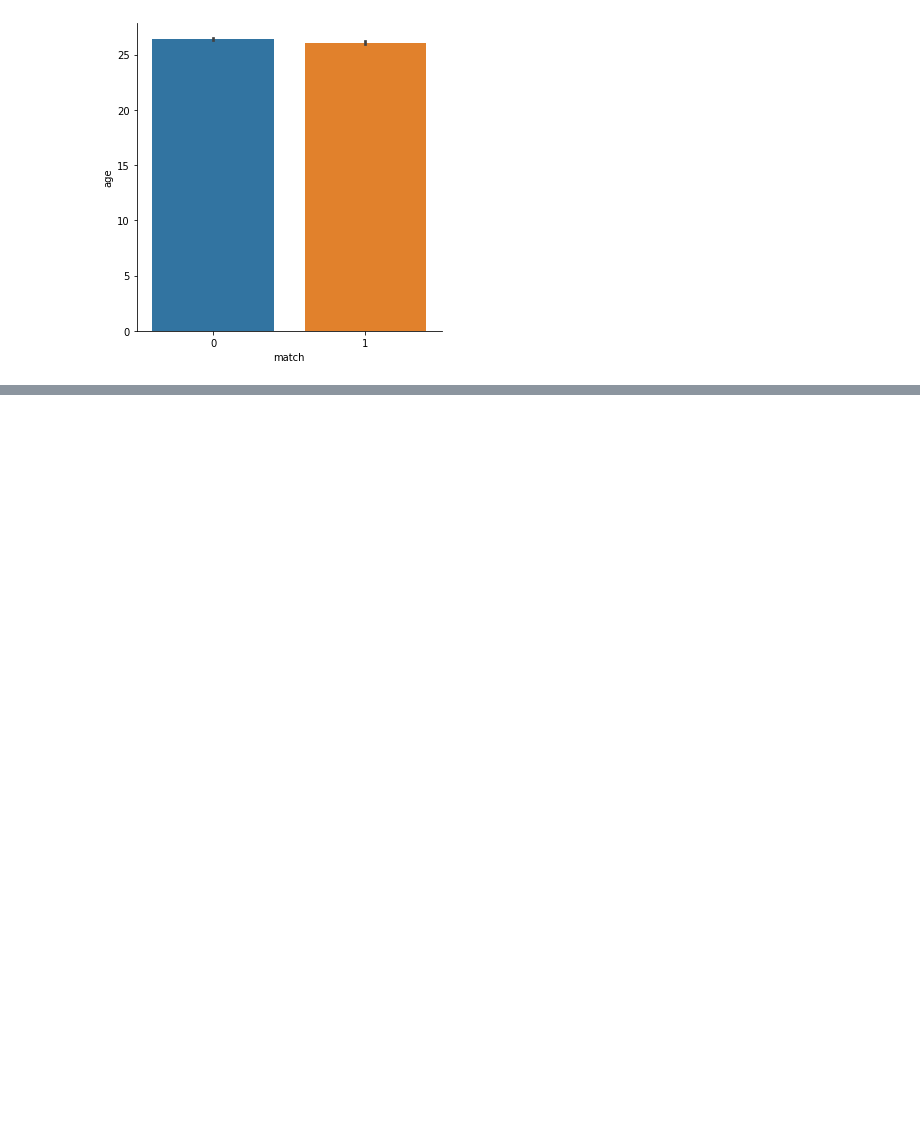
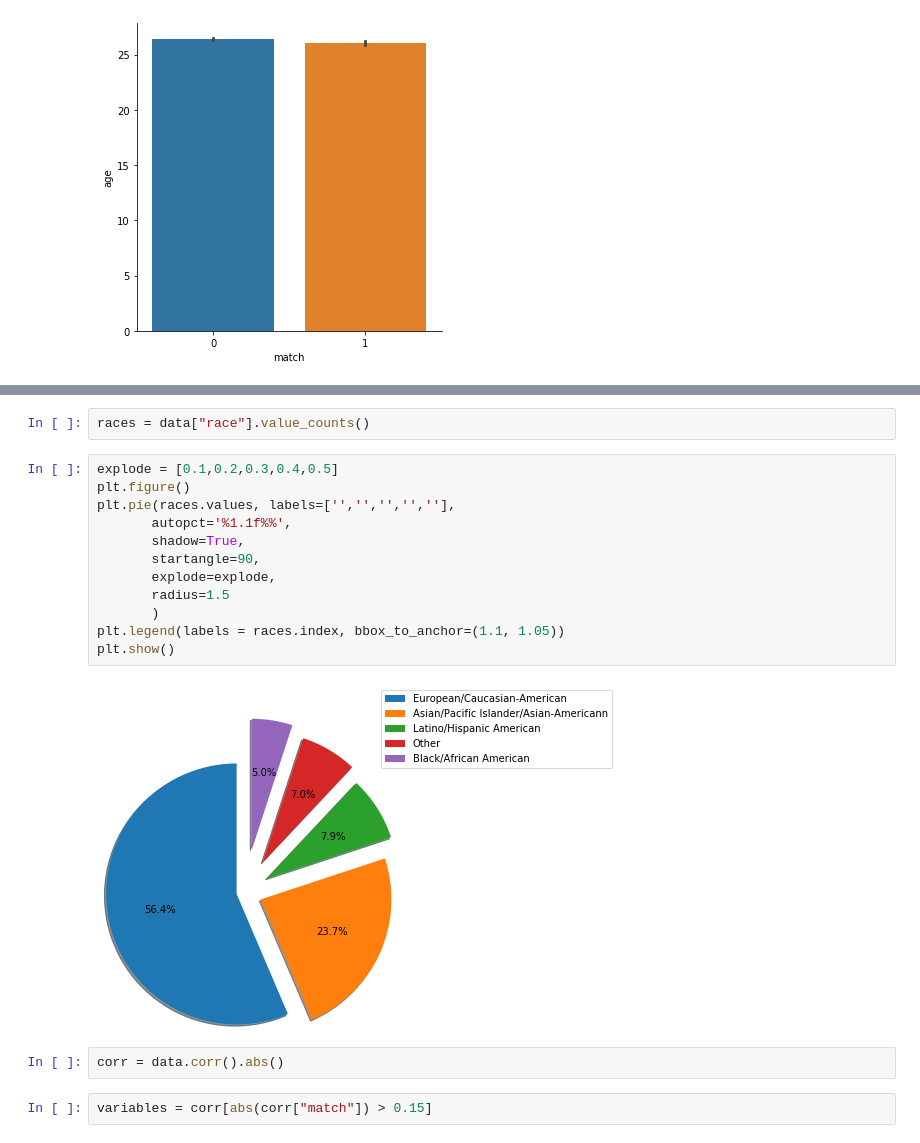
Before and after one commit to cbousquet/Week-2-Speed-dating, a Jupyter notebook: Speed_Dating.ipynb, the cells around one changed output, grey strips where cells are left out. Cells and saved outputs as stored; diff of their text form; blank space fills up the shorter version.

```diff
--- a/Speed_Dating.ipynb
+++ b/Speed_Dating.ipynb
@@ -171,0 +177,20 @@ sns.catplot(x = "match", y = "age", data=data, kind = 'bar')
+# %%
+races = data["race"].value_counts()
+# %%
+explode = [0.1,0.2,0.3,0.4,0.5]
+plt.figure()
+plt.pie(races.values, labels=['','','','',''],
+       autopct='%1.1f%%',
+       shadow=True,
+       startangle=90,
+       explode=explode,
+       radius=1.5
+       )
+plt.legend(labels = races.index, bbox_to_anchor=(1.1, 1.05))
+plt.show()
+# %% [output]
+[figure, added]
+# %%
+corr = data.corr().abs()
+# %%
+variables = corr[abs(corr["match"]) > 0.15]
```
Also changed, not shown: parts of 5 cells of this notebook.
